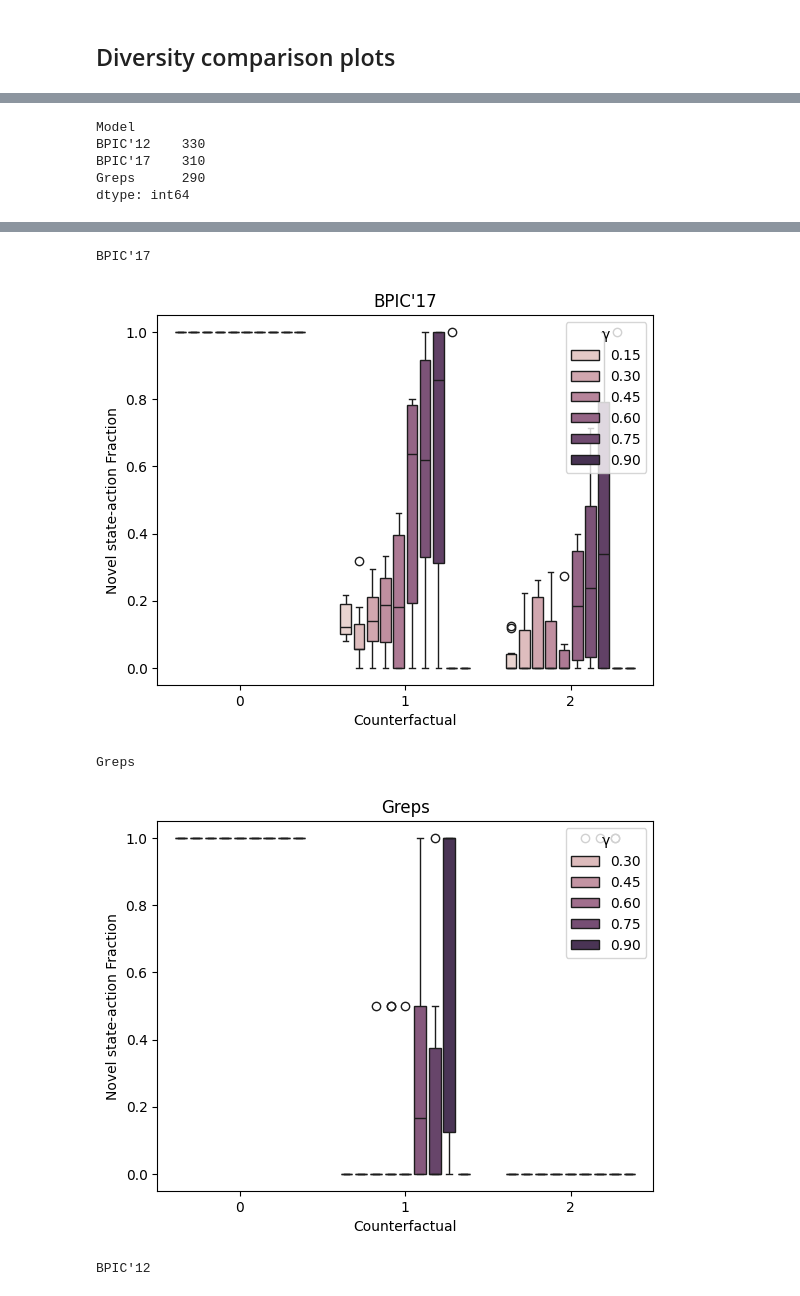
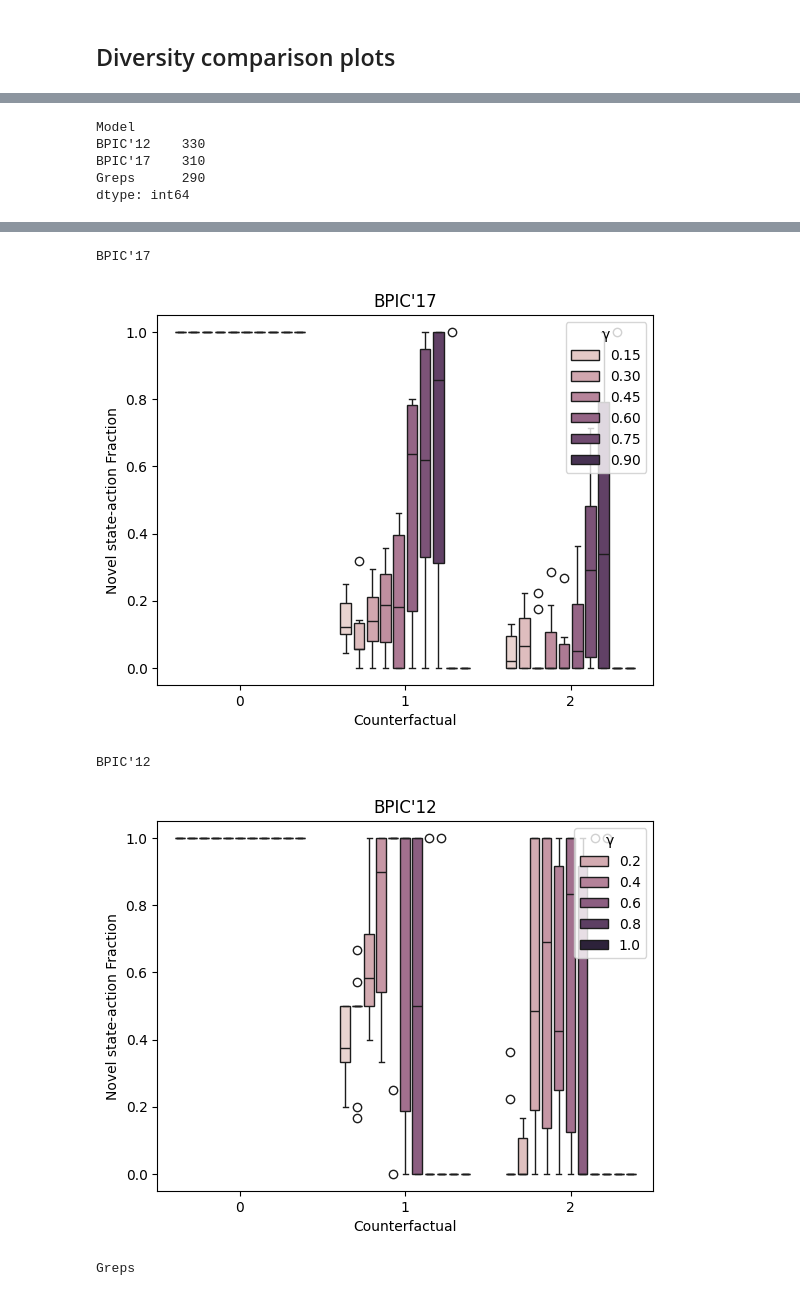
Before and after one commit to smartjourneymining/mdp_ce, a Jupyter notebook: plots.ipynb, the cells around one changed output, grey strips where cells are left out. Drawn from its saved outputs; the diff is of its cells as text; code cells hidden in the pictures.

```diff
--- a/plots.ipynb
+++ b/plots.ipynb
@@ -656,5 +674,5 @@ BPIC'12
 # %%
-diversity_plots('out/results_div_greps_bpic.csv', 'unknown_fraction', 'Novel state-action Fraction')
+diversity_plots('out/results_div_bpic.csv', 'unknown_fraction', 'Novel state-action Fraction')
 # %% [output]
 Model
 BPIC'12    330
@@ -665,5 +683,5 @@ dtype: int64
 BPIC'17
-[figure, old version]
+[figure, new version]
-Greps
+BPIC'12
-[figure, old version]
+[figure, new version]
-BPIC'12
+Greps
```
Also changed, not shown: parts of 12 cells of this notebook, 4 other files.
